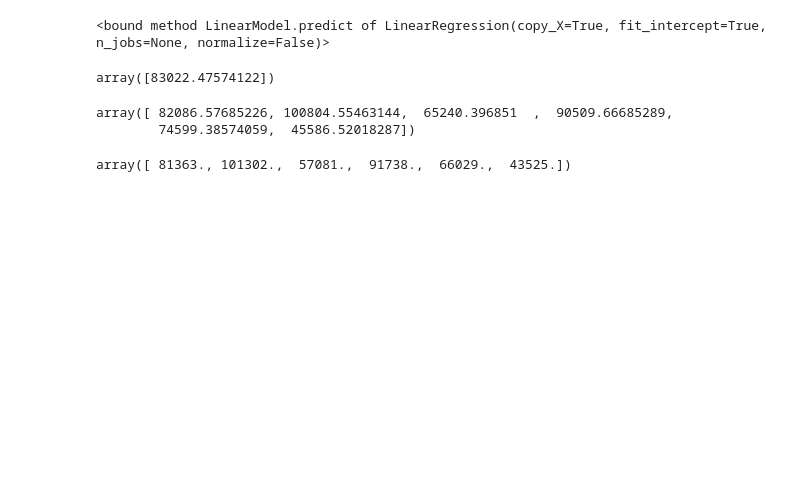
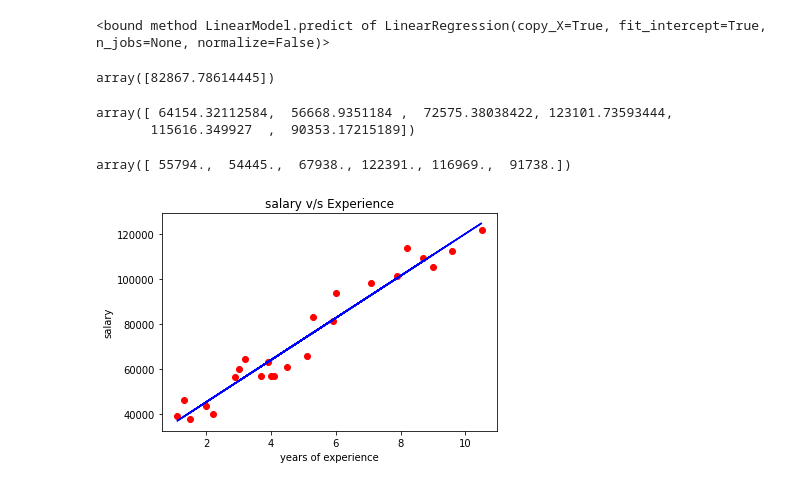
Before and after one commit to Sreegoth/git_python, a Jupyter notebook: preprocessor_temp.ipynb, the cells around one changed output. Cells and saved outputs as stored; diff of their text form; code cells hidden in the pictures; blank space fills up the shorter version.

```diff
--- a/preprocessor_temp.ipynb
+++ b/preprocessor_temp.ipynb
@@ -3,7 +3,7 @@
 # %%
 # reading data
 import pandas as pd
-data=pd.read_csv("salary_note.csv")
+data=pd.read_csv("Salary_Data_SLR.csv")
 # %%
 data
 # %% [output]
@@ -182,4 +182,4 @@ regressor.predict
 # %%
 regressor.predict([[6]])
 # %% [output]
-array([83022.47574122])
+array([82867.78614445])
@@ -189,9 +186,19 @@ drive.mount('/content/drive')
 # %%
 regressor.predict(X_test)
 # %% [output]
-array([ 82086.57685226, 100804.55463144,  65240.396851  ,  90509.66685289,
-        74599.38574059,  45586.52018287])
+array([ 64154.32112584,  56668.9351184 ,  72575.38038422, 123101.73593444,
+       115616.349927  ,  90353.17215189])
 # %%
 Y_test
 # %% [output]
-array([ 81363., 101302.,  57081.,  91738.,  66029.,  43525.])
+array([ 55794.,  54445.,  67938., 122391., 116969.,  91738.])
+# %%
+import matplotlib.pyplot as plt
+plt.scatter(X_train,Y_train,color='red')
+plt.plot(X_train,regressor.predict(X_train),color='blue')
+plt.title('salary v/s Experience')
+plt.xlabel('years of experience')
+plt.ylabel('salary')
+plt.show()
+# %% [output]
+[figure, added]
```
Also changed, not shown: parts of 7 cells of this notebook.
